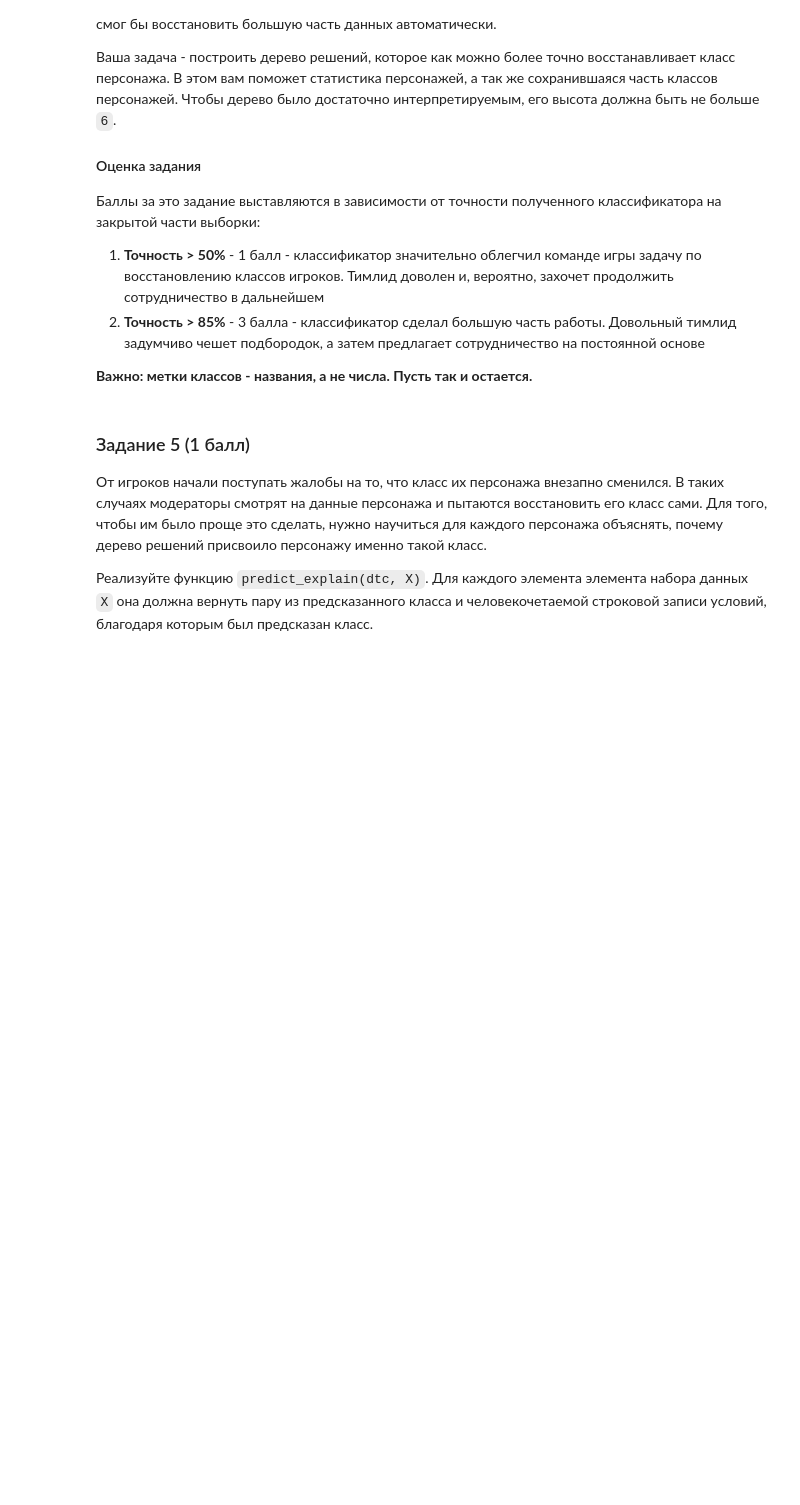
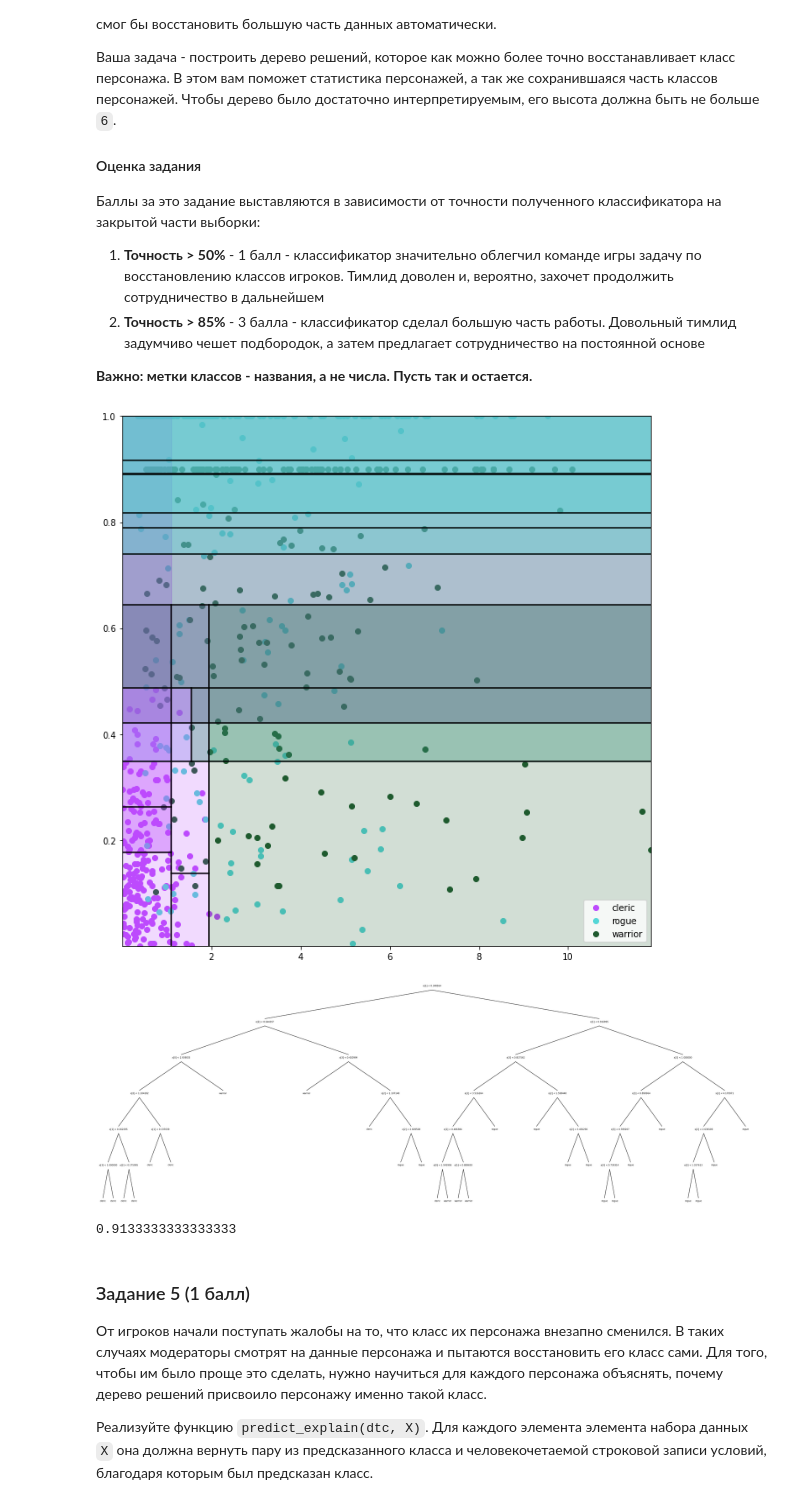
Before and after one commit to breengles/hse_hw, a Jupyter notebook: MachineLearning/08. Decision trees/hw08_task.ipynb, the cells around one changed output. Saved outputs shown, nothing was run; the diff lists cells and outputs as text; code cells hidden in the pictures; blank space fills up the shorter version.

Commit message:
decision trees done

```diff
--- a/MachineLearning/08. Decision trees/hw08_task.ipynb
+++ b/MachineLearning/08. Decision trees/hw08_task.ipynb
@@ -32,13 +34,15 @@ def gini(x: np.ndarray) -> float:
     """
     Считает коэффициент Джини для массива меток x.
     """
-    raise NotImplementedError()
+    ps = np.unique(x, return_counts=True)[1] / x.shape[0]
+    return np.sum(ps * (1 - ps))
 
 def entropy(x: np.ndarray) -> float:
     """
     Считает энтропию для массива меток x.
     """
-    raise NotImplementedError()
+    ps = np.unique(x, return_counts=True)[1] / x.shape[0]
+    return -np.sum(ps * np.log2(ps))
 
 def gain(left_y: np.ndarray, right_y: np.ndarray, criterion: Callable) -> float:
     """
@@ -53,7 +57,8 @@ def gain(left_y: np.ndarray, right_y: np.ndarray, criterion: Callable) -> float:
     criterion : Callable
         Критерий разбиения.
     """
-    raise NotImplementedError()
+    total = left_y.shape[0] + right_y.shape[0]
+    return (left_y.shape[0] * criterion(left_y) + right_y.shape[0] * criterion(right_y)) / total  # --> min
 # %% [markdown]
 ### Задание 2 (1 балл)
 Деревья решений имеют хорошую интерпретируемость, т.к. позволяют не только предсказать класс, но и объяснить, почему мы предсказали именно его. Например, мы можем его нарисовать. Чтобы сделать это, нам необходимо знать, как оно устроено внутри. Реализуйте классы, которые будут задавать структуру дерева.
@@ -75,15 +80,19 @@ __Интерфейс классов можно и нужно менять при
 # %%
 class DecisionTreeLeaf:
     """
-
     Attributes
     ----------
     y : dict
-        Словарь, отображающий метки в вероятность того, что объект, попавший в данный лист, принадлжит классу, соответствующиему метке
+        Словарь, отображающий метки в вероятность того, что объект, попавший в данный лист, принадлежит классу, соответствующиему метке
     """
-    def __init__(self):
-        self.y = None
-        raise NotImplementedError()
+    def __init__(self, labels):
+        ulabels, cnts = np.unique(labels, return_counts=True)
+        self.y = ulabels[np.argmax(cnts)]
+        cnts = np.array(cnts, dtype=np.float)
+        cnts /= labels.shape[0]
+
+        self.dict = {label: prob for label, prob in zip(ulabels, cnts)}
+
 
 class DecisionTreeNode:
     """
@@ -102,11 +111,10 @@ class DecisionTreeNode:
     def __init__(self, split_dim: int, split_value: float,
                  left: Union['DecisionTreeNode', DecisionTreeLeaf],
                  right: Union['DecisionTreeNode', DecisionTreeLeaf]):
-        self.split_dim = None
-        self.split_value = None
-        self.left = None
-        self.right = None
-        raise NotImplementedError()
+        self.split_dim = split_dim
+        self.split_value = split_value
+        self.left = left
+        self.right = right
 # %% [markdown]
 ### Задание 3 (3 балла)
 Теперь перейдем к самому дереву решений. Реализуйте класс `DecisionTreeClassifier`.
@@ -333,3 +391,15 @@ dtc = None  # DecisionTreeClassifier
+# %%
+X, y = read_dataset("train.csv")
+X_train, X_test, y_train, y_test = train_test_split(X, y, shuffle=False)
+dtc = DecisionTreeClassifier(max_depth=6, min_samples_leaf=10)
+dtc.fit(X, y)
+plot_2d(dtc, X, y)
+draw_tree(dtc)
+accuracy_score(y_test, dtc.predict(X_test))
+# %% [output]
+[figure, added]
+[figure, added]
+0.9133333333333333
 # %% [markdown]
 ### Задание 5 (1 балл)
 От игроков начали поступать жалобы на то, что класс их персонажа внезапно сменился. В таких случаях модераторы смотрят на данные персонажа и пытаются восстановить его класс сами. Для того, чтобы им было проще это сделать, нужно научиться для каждого персонажа объяснять, почему дерево решений присвоило персонажу именно такой класс.
```
Also changed, not shown: parts of 9 cells of this notebook.
